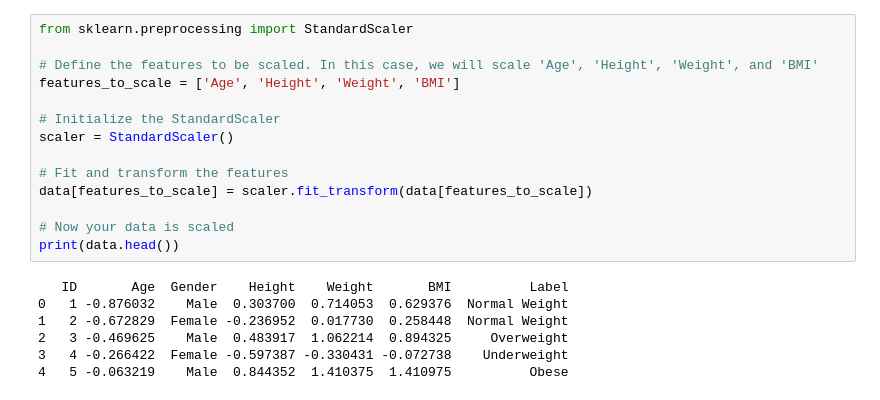
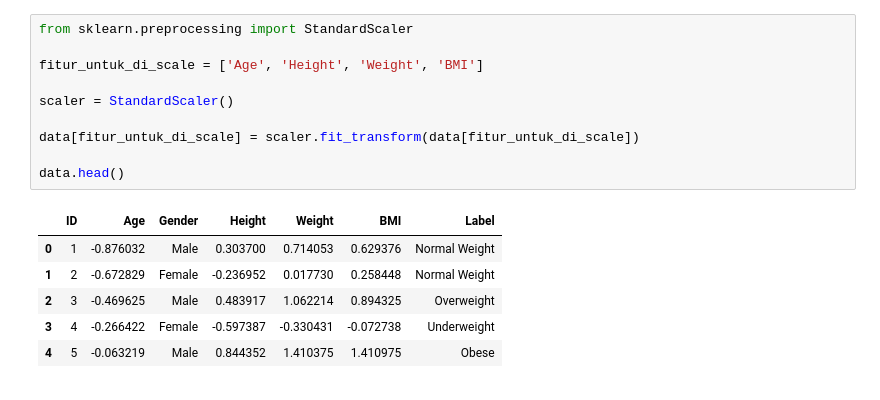
Before and after one commit to ardzz/machine-learning-college, a Jupyter notebook: Classification/classification_solver.ipynb, the cells around one changed output. Drawn from its saved outputs; the diff is of its cells as text.

```diff
--- a/Classification/classification_solver.ipynb
+++ b/Classification/classification_solver.ipynb
@@ -59,21 +81,17 @@ dtype: int64
 # %%
 from sklearn.preprocessing import StandardScaler
 
-# Define the features to be scaled. In this case, we will scale 'Age', 'Height', 'Weight', and 'BMI'
-features_to_scale = ['Age', 'Height', 'Weight', 'BMI']
+fitur_untuk_di_scale = ['Age', 'Height', 'Weight', 'BMI']
 
-# Initialize the StandardScaler
 scaler = StandardScaler()
 
-# Fit and transform the features
-data[features_to_scale] = scaler.fit_transform(data[features_to_scale])
+data[fitur_untuk_di_scale] = scaler.fit_transform(data[fitur_untuk_di_scale])
 
-# Now your data is scaled
-print(data.head())
+data.head()
 # %% [output]
-   ID       Age  Gender    Height    Weight       BMI          Label
-0   1 -0.876032    Male  0.303700  0.714053  0.629376  Normal Weight
-1   2 -0.672829  Female -0.236952  0.017730  0.258448  Normal Weight
-2   3 -0.469625    Male  0.483917  1.062214  0.894325     Overweight
-3   4 -0.266422  Female -0.597387 -0.330431 -0.072738    Underweight
-4   5 -0.063219    Male  0.844352  1.410375  1.410975          Obese
+|  | ID | Age | Gender | Height | Weight | BMI | Label |
+| 0 | 1 | -0.876032 | Male | 0.303700 | 0.714053 | 0.629376 | Normal Weight |
+| 1 | 2 | -0.672829 | Female | -0.236952 | 0.017730 | 0.258448 | Normal Weight |
+| 2 | 3 | -0.469625 | Male | 0.483917 | 1.062214 | 0.894325 | Overweight |
+| 3 | 4 | -0.266422 | Female | -0.597387 | -0.330431 | -0.072738 | Underweight |
+| 4 | 5 | -0.063219 | Male | 0.844352 | 1.410375 | 1.410975 | Obese |
```
Also changed, not shown: parts of 11 cells of this notebook.
